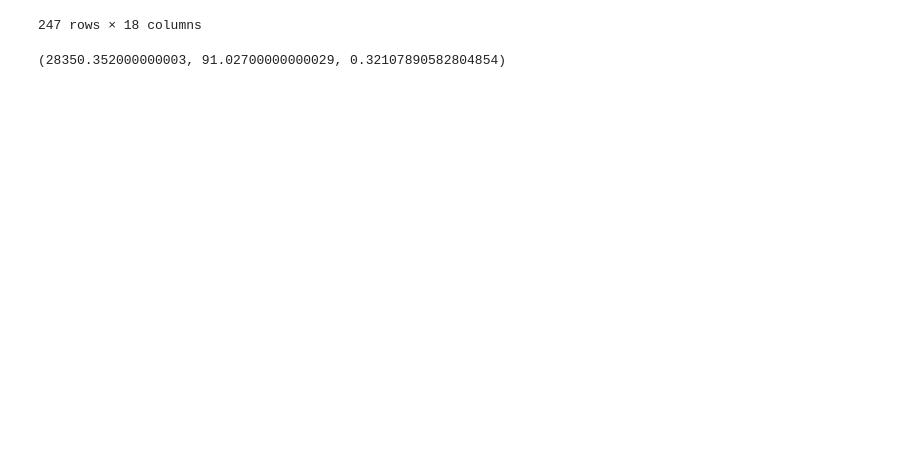
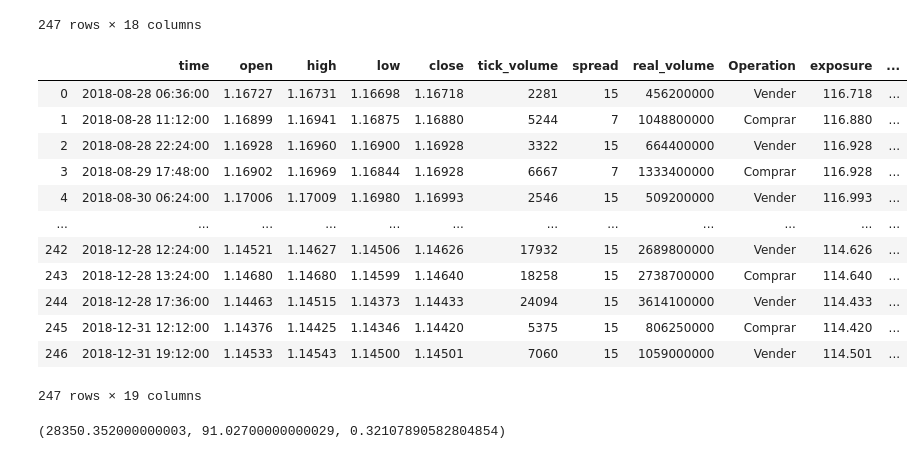
Before and after one commit to labv98/MyST_LAB_5_E1, a Jupyter notebook: Notebook_LAB5.ipynb, the cells around one changed output. Drawn from its saved outputs; the diff is of its cells as text; code cells hidden in the pictures; blank space fills up the shorter version.

```diff
--- a/Notebook_LAB5.ipynb
+++ b/Notebook_LAB5.ipynb
@@ -311,6 +350,23 @@ earnings_df_ma
 | 245 | 2018-12-31 12:12:00 | 1.14376 | 1.14425 | 1.14346 | 1.14420 | 5375 | 15 | 806250000 | Comprar | 114.420 | ... |
 | 246 | 2018-12-31 19:12:00 | 1.14533 | 1.14543 | 1.14500 | 1.14501 | 7060 | 15 | 1059000000 | Vender | 114.501 | ... |
 247 rows × 18 columns
+# %%
+earnings_df_ma['Profit_acm'] = earnings_df_ma['Profit'].cumsum()
+earnings_df_ma
+# %% [output]
+|  | time | open | high | low | close | tick_volume | spread | real_volume | Operation | exposure | ... |
+| 0 | 2018-08-28 06:36:00 | 1.16727 | 1.16731 | 1.16698 | 1.16718 | 2281 | 15 | 456200000 | Vender | 116.718 | ... |
+| 1 | 2018-08-28 11:12:00 | 1.16899 | 1.16941 | 1.16875 | 1.16880 | 5244 | 7 | 1048800000 | Comprar | 116.880 | ... |
+| 2 | 2018-08-28 22:24:00 | 1.16928 | 1.16960 | 1.16900 | 1.16928 | 3322 | 15 | 664400000 | Vender | 116.928 | ... |
+| 3 | 2018-08-29 17:48:00 | 1.16902 | 1.16969 | 1.16844 | 1.16928 | 6667 | 7 | 1333400000 | Comprar | 116.928 | ... |
+| 4 | 2018-08-30 06:24:00 | 1.17006 | 1.17009 | 1.16980 | 1.16993 | 2546 | 15 | 509200000 | Vender | 116.993 | ... |
+| ... | ... | ... | ... | ... | ... | ... | ... | ... | ... | ... | ... |
+| 242 | 2018-12-28 12:24:00 | 1.14521 | 1.14627 | 1.14506 | 1.14626 | 17932 | 15 | 2689800000 | Vender | 114.626 | ... |
+| 243 | 2018-12-28 13:24:00 | 1.14680 | 1.14680 | 1.14599 | 1.14640 | 18258 | 15 | 2738700000 | Comprar | 114.640 | ... |
+| 244 | 2018-12-28 17:36:00 | 1.14463 | 1.14515 | 1.14373 | 1.14433 | 24094 | 15 | 3614100000 | Vender | 114.433 | ... |
+| 245 | 2018-12-31 12:12:00 | 1.14376 | 1.14425 | 1.14346 | 1.14420 | 5375 | 15 | 806250000 | Comprar | 114.420 | ... |
+| 246 | 2018-12-31 19:12:00 | 1.14533 | 1.14543 | 1.14500 | 1.14501 | 7060 | 15 | 1059000000 | Vender | 114.501 | ... |
+247 rows × 19 columns
 # %%
 earnings_df_ma['exposure'].sum(), \
 earnings_df_ma['Profit'].sum(), \
```
Also changed, not shown: parts of 20 cells of this notebook.
